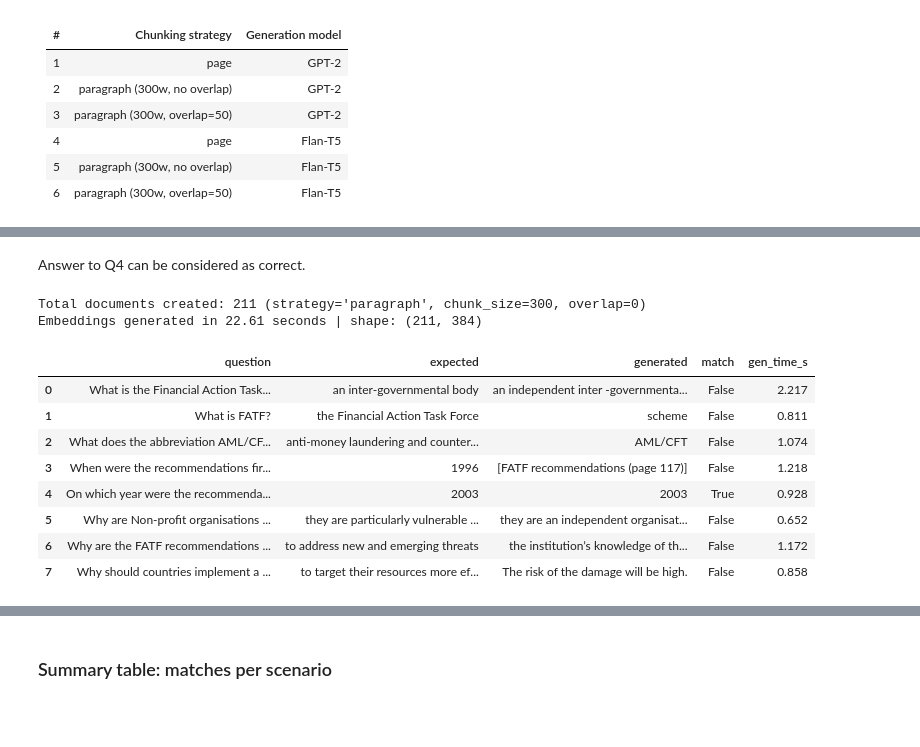
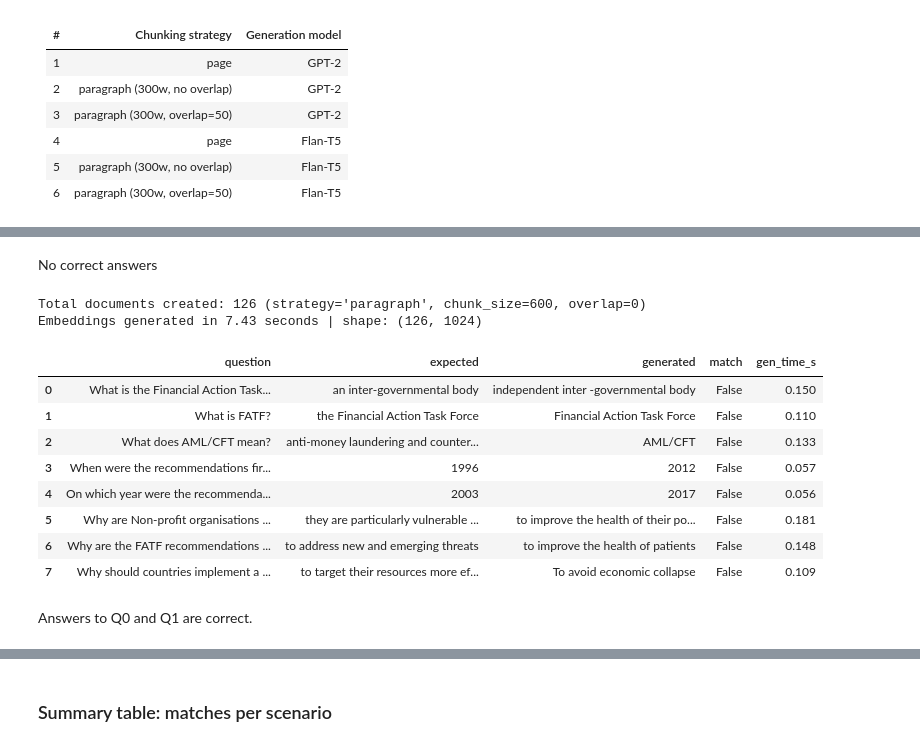
Before and after one commit to rix031110/LLM_implementation, a Jupyter notebook: RAG_reorganized.ipynb, the cells around one changed output, grey strips where cells are left out. Saved outputs shown, nothing was run; the diff lists cells and outputs as text; code cells hidden in the pictures; blank space fills up the shorter version.

```diff
--- a/RAG_reorganized.ipynb
+++ b/RAG_reorganized.ipynb
@@ -256,7 +265,11 @@ def retrieve_documents(query: str, index, df_kb: pd.DataFrame,
         List of retrieved documents, each including a 'retrieval_score'.
     """
     # Encode query
-    query_embedding = embedding_model.encode([query])
+
+    # For option 1
+    #query_embedding = embedding_model.encode([query])
+    # For option 2
+    query_embedding = embedding_model.encode([query], prompt_name="query")
     query_embedding = np.array(query_embedding).astype('float32')
     faiss.normalize_L2(query_embedding)
 
@@ -280,11 +293,11 @@ def retrieve_documents(query: str, index, df_kb: pd.DataFrame,
 # Quick smoke test of the retrieval stage on a paragraph-based knowledge base.
 # (Built here only to verify retrieval works; the experiment scenarios rebuild
 #  their own knowledge bases later.)
-_kb_demo = build_knowledge_base(full_text, strategy="paragraph", chunk_size=300, overlap=50)
+_kb_demo = build_knowledge_base(full_text, strategy="paragraph", chunk_size=600, overlap=0)
 _df_demo, _emb_demo = embed_documents(_kb_demo, embedding_model)
 _index_demo = build_faiss_index(_emb_demo)
 
-_demo_query = "when were the FATF Recommendations first revised?"
+_demo_query = "What is the Financial Action Task Force?"
 print(f"\nQuery: '{_demo_query}'\n")
 for i, doc in enumerate(retrieve_documents(_demo_query, _index_demo, _df_demo, embedding_model, k=3), 1):
     print(f"{i}. {doc['title']} (score: {doc['retrieval_score']:.3f})")
@@ -502,7 +513,7 @@ def is_match(expected: str, generated: str) -> bool:
 def run_scenario(full_text: str, strategy: str, model_type: str,
                  questions: List[str], expected_answers: List[str],
                  embedding_model, tokenizer, model,
-                 chunk_size: int = 300, overlap: int = 0, k: int = 2,
+                 chunk_size: int = 600, overlap: int = 0, k: int = 2,
                  title_prefix: str = "FATF recommendations") -> pd.DataFrame:
     """
     Run the full RAG flow for one scenario over all questions and return a
@@ -541,7 +552,7 @@ def run_scenario(full_text: str, strategy: str, model_type: str,
 questions = [
     "What is the Financial Action Task Force?",
     "What is FATF?",
-    "What does the abbreviation AML/CFT stand for?",
+    "What does AML/CFT mean?",
     "When were the recommendations first drafted?",
     "On which year were the recommendations last updated?",
     "Why are Non-profit organisations included on the recommendations?",
@@ -670,22 +680,24 @@ Embeddings generated in 15.89 seconds | shape: (126, 384)
-# %% [markdown]
-Answer to Q4 can be considered as correct.
+# %% [markdown]
+No correct answers
 # %%
 # Scenario 5: paragraph (300w, no overlap), Flan-T5
 df_s5 = run_scenario(full_text, strategy="paragraph", model_type="flan-t5",
                      questions=questions, expected_answers=expected_answers,
                      embedding_model=embedding_model,
                      tokenizer=t5_tokenizer, model=t5_model,
-                     chunk_size=300, overlap=0)
+                     chunk_size=600, overlap=0)
 df_s5
 # %% [output]
-Total documents created: 211 (strategy='paragraph', chunk_size=300, overlap=0)
-Embeddings generated in 22.61 seconds | shape: (211, 384)
+Total documents created: 126 (strategy='paragraph', chunk_size=600, overlap=0)
+Embeddings generated in 7.43 seconds | shape: (126, 1024)
 |  | question | expected | generated | match | gen_time_s |
-| 0 | What is the Financial Action Task... | an inter-governmental body | an independent inter -governmenta... | False | 2.217 |
-| 1 | What is FATF? | the Financial Action Task Force | scheme | False | 0.811 |
-| 2 | What does the abbreviation AML/CF... | anti-money laundering and counter... | AML/CFT | False | 1.074 |
-| 3 | When were the recommendations fir... | 1996 | [FATF recommendations (page 117)] | False | 1.218 |
-| 4 | On which year were the recommenda... | 2003 | 2003 | True | 0.928 |
-| 5 | Why are Non-profit organisations ... | they are particularly vulnerable ... | they are an independent organisat... | False | 0.652 |
-| 6 | Why are the FATF recommendations ... | to address new and emerging threats | the institution’s knowledge of th... | False | 1.172 |
-| 7 | Why should countries implement a ... | to target their resources more ef... | The risk of the damage will be high. | False | 0.858 |
+| 0 | What is the Financial Action Task... | an inter-governmental body | independent inter -governmental body | False | 0.150 |
+| 1 | What is FATF? | the Financial Action Task Force | Financial Action Task Force | False | 0.110 |
+| 2 | What does AML/CFT mean? | anti-money laundering and counter... | AML/CFT | False | 0.133 |
+| 3 | When were the recommendations fir... | 1996 | 2012 | False | 0.057 |
+| 4 | On which year were the recommenda... | 2003 | 2017 | False | 0.056 |
+| 5 | Why are Non-profit organisations ... | they are particularly vulnerable ... | to improve the health of their po... | False | 0.181 |
+| 6 | Why are the FATF recommendations ... | to address new and emerging threats | to improve the health of patients | False | 0.148 |
+| 7 | Why should countries implement a ... | to target their resources more ef... | To avoid economic collapse | False | 0.109 |
+# %% [markdown]
+Answers to Q0 and Q1 are correct.
```
Also changed, not shown: parts of 22 cells of this notebook.
